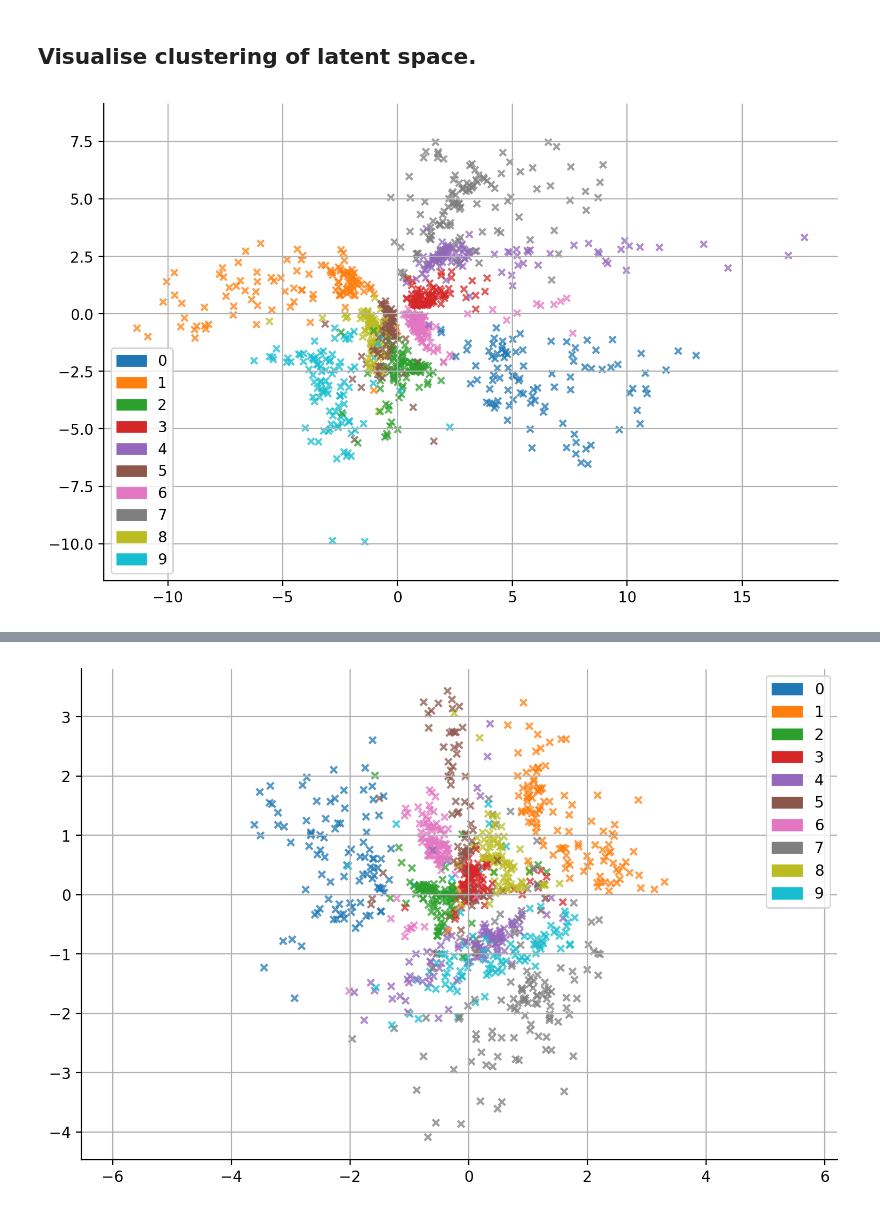
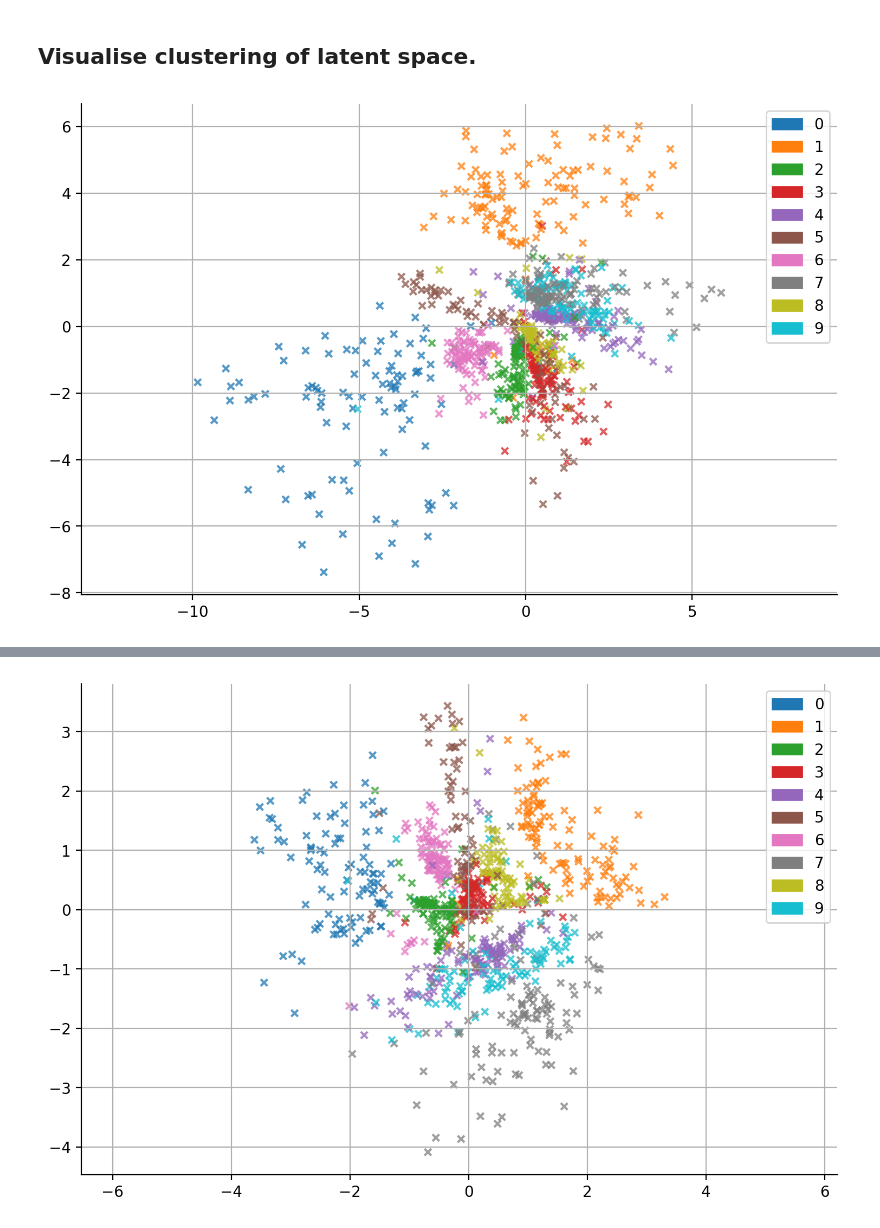
Before and after one commit to MattAshman/gmmvae, a Jupyter notebook: notebooks/gmmvae_test.ipynb, the cells around one changed output, grey strips where cells are left out. Cells and saved outputs as stored; diff of their text form; code cells hidden in the pictures.

```diff
--- a/notebooks/gmmvae_test.ipynb
+++ b/notebooks/gmmvae_test.ipynb
@@ -217,0 +215,4 @@ for epoch in range(1, 14+1):
+# %%
+entrovae_optimiser = optim.Adam(entrovae.parameters())
+for epoch in range(1, 14+1):
+    train_gmmvae(entrovae, gmmvae_loader, entrovae_optimiser, epoch)
@@ -217,0 +237,4 @@ for epoch in range(1, 14+1):
+# %%
+weighted_vae_optimiser = optim.Adam(weighted_vae.parameters())
+for epoch in range(1, 14+1):
+    train_gmmvae(weighted_vae, gmmvae_loader, weighted_vae_optimiser, epoch)
@@ -217,0 +259,4 @@ for epoch in range(1, 14+1):
+# %%
+gmmvae_optimiser = optim.Adam(gmmvae_model.parameters())
+for epoch in range(1, 14+1):
+    train_gmmvae(gmmvae_model, gmmvae_loader, gmmvae_optimiser, epoch)
@@ -272,16 +378,27 @@ def plot_gmmvae(gmmvae, x, y, pi, ax=None):
     ax.scatter(z[:, 0], z[:, 1], c=c, alpha=.75, marker='x', s=s)
     ax.axis('equal')
 
-    for mu, logsigma, colour in zip(gmmvae.pz_y_mu, gmmvae.pz_y_logsigma, colours):
-        mu = mu.detach().numpy()
-        cov = logsigma.exp().diag_embed().detach().numpy()
-        draw_ellipse(mu, cov, alpha=.1, color=colour)
+#     for mu, logsigma, colour in zip(gmmvae.pz_y_mu, gmmvae.pz_y_logsigma, colours):
+#         mu = mu.detach().numpy()
+#         cov = logsigma.exp().diag_embed().detach().numpy()
+#         draw_ellipse(mu, cov, alpha=.1, color=colour)
 
 
 def plot_vae(model, x, y, pi, ax=None):
     ax = ax or plt.gca()
     z = model.encoder(x)[0].detach()
     h = - (pi * (pi.log()) / np.log(2)).sum(1)
+
+    colours = plt.rcParams['axes.prop_cycle'].by_key()['color']
+    c = [colours[y_] for y_ in y]
+    s = 20
+    ax.scatter(z[:, 0], z[:, 1], c=c, alpha=.75, marker='x', s=s)
+    ax.axis('equal')
+
+def plot_clsvae(model, x, y, pi, ax=None):
+    ax = ax or plt.gca()
+    qz = model.qz(x, pi)
+    z = qz.mean.detach()
 
     colours = plt.rcParams['axes.prop_cycle'].by_key()['color']
     c = [colours[y_] for y_ in y]
@@ -309,22 +426,22 @@ def plot_gmmvaecls(model, x, y, pi, ax=None):
 # %%
 fig = plt.figure(figsize=(9, 6), dpi=200)
 
 x = gmmvae_dataset.x[:1000].view(-1, 784).float() / 255
 y = gmmvae_dataset.y[:1000]
 pi = gmmvae_dataset.cls_output[:1000]
-plot_gmmvaecls(gmmvaecls_model, x, y, pi)
+plot_gmmvae(gmmvae_model, x, y, pi)
 
 # Hide the right and top spines.
 ax = plt.gca()
 ax.spines['right'].set_visible(False)
 ax.spines['top'].set_visible(False)
 
 # Add legend.
 colours = plt.rcParams['axes.prop_cycle'].by_key()['color']
 custom_patches = [Rectangle((0, 0), 1, 1, color=colours[i]) for i in range(10)]
 ax.legend(custom_patches, [str(i) for i in range(10)])
 
 plt.grid(0.25)
 plt.show()
 # %% [output]
-[figure, old version]
+[figure, new version]
```
Also changed, not shown: parts of 21 cells of this notebook, 2 other files.
